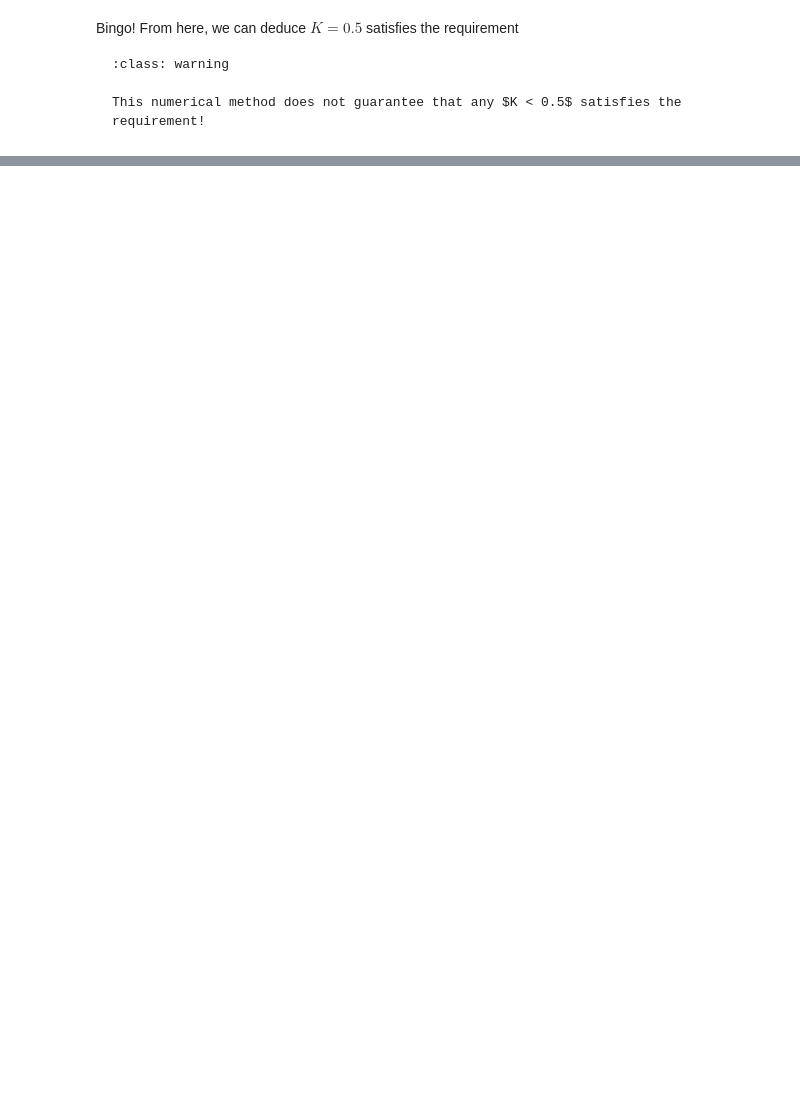
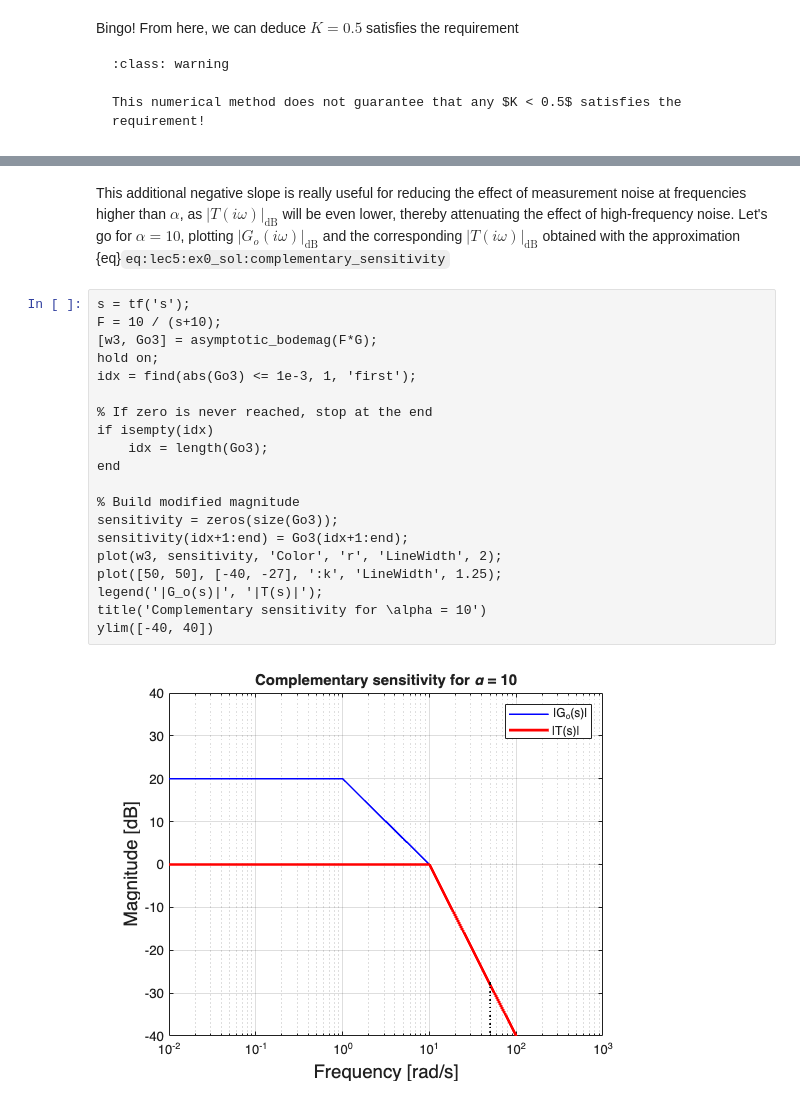
Before and after one commit to bonassifabio/1RT485, a Jupyter notebook: book/lecture-5/exercise-5.0-solutions.ipynb, the cells around one changed output, grey strips where cells are left out. Saved outputs shown, nothing was run; the diff lists cells and outputs as text; blank space fills up the shorter version.

```diff
--- a/book/lecture-5/exercise-5.0-solutions.ipynb
+++ b/book/lecture-5/exercise-5.0-solutions.ipynb
@@ -187,0 +210,24 @@ This numerical method does not guarantee that any $K < 0.5$ satisfies the requir
+# %% [markdown]
+This additional negative slope is really useful for reducing the effect of measurement noise at frequencies higher than $\alpha$, as $\lvert T(i \omega) \lvert_{\text{dB}}$ will be even lower, thereby attenuating the effect of high-frequency noise. Let's go for $\alpha = 10$, plotting $\lvert G_o(i \omega) \lvert_{\text{dB}}$ and the corresponding $\lvert T(i \omega) \lvert_{\text{dB}}$ obtained with the approximation {eq}`eq:lec5:ex0_sol:complementary_sensitivity`
+# %%
+s = tf('s');
+F = 10 / (s+10);
+[w3, Go3] = asymptotic_bodemag(F*G);
+hold on;
+idx = find(abs(Go3) <= 1e-3, 1, 'first');
+
+% If zero is never reached, stop at the end
+if isempty(idx)
+    idx = length(Go3);
+end
+
+% Build modified magnitude
+sensitivity = zeros(size(Go3));
+sensitivity(idx+1:end) = Go3(idx+1:end);
+plot(w3, sensitivity, 'Color', 'r', 'LineWidth', 2);
+plot([50, 50], [-40, -27], ':k', 'LineWidth', 1.25);
+legend('|G_o(s)|', '|T(s)|');
+title('Complementary sensitivity for \alpha = 10')
+ylim([-40, 40])
+# %% [output]
+[figure, added]
```
Also changed, not shown: parts of 13 cells of this notebook.
